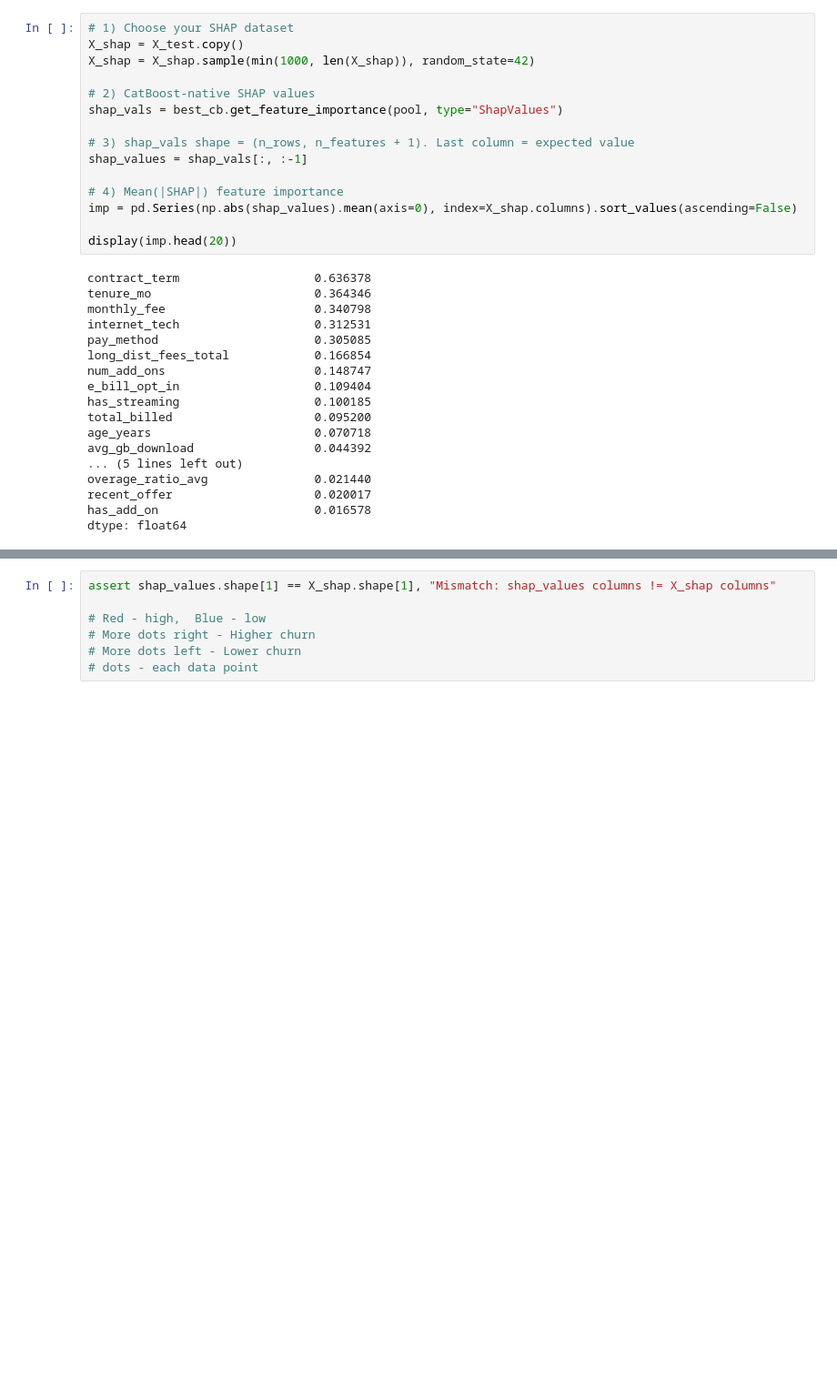
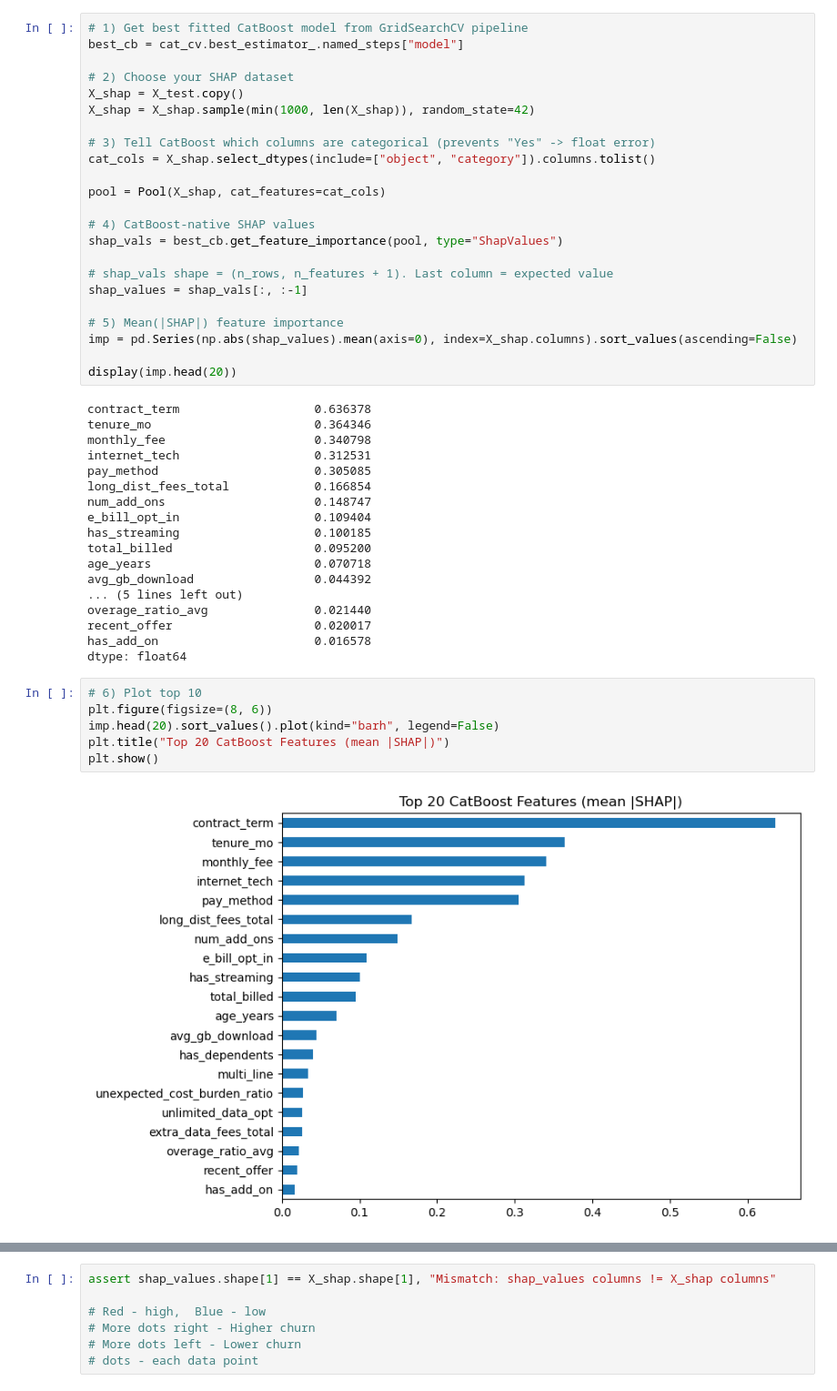
Before and after one commit to Saren-C/msba-portfolio-sarenchatham, a Jupyter notebook: Final CatBoost Model.ipynb, the cells around one changed output, grey strips where cells are left out. Shown at 91% size. Saved outputs shown, nothing was run; the diff lists cells and outputs as text; blank space fills up the shorter version.

Commit message:
Update Final CatBoost Model.ipynb
Added bar plot with mean absolute SHAP values for top 20 features.

```diff
--- a/Final CatBoost Model.ipynb
+++ b/Final CatBoost Model.ipynb
@@ -239,17 +237,25 @@ plt.show()
 # %% [output]
 [figure]
 # %%
-# 1) Choose your SHAP dataset
+# 1) Get best fitted CatBoost model from GridSearchCV pipeline
+best_cb = cat_cv.best_estimator_.named_steps["model"]
+
+# 2) Choose your SHAP dataset
 X_shap = X_test.copy()
 X_shap = X_shap.sample(min(1000, len(X_shap)), random_state=42)
 
-# 2) CatBoost-native SHAP values
+# 3) Tell CatBoost which columns are categorical (prevents "Yes" -> float error)
+cat_cols = X_shap.select_dtypes(include=["object", "category"]).columns.tolist()
+
+pool = Pool(X_shap, cat_features=cat_cols)
+
+# 4) CatBoost-native SHAP values
 shap_vals = best_cb.get_feature_importance(pool, type="ShapValues")
 
-# 3) shap_vals shape = (n_rows, n_features + 1). Last column = expected value
+# shap_vals shape = (n_rows, n_features + 1). Last column = expected value
 shap_values = shap_vals[:, :-1]
 
-# 4) Mean(|SHAP|) feature importance
+# 5) Mean(|SHAP|) feature importance
 imp = pd.Series(np.abs(shap_values).mean(axis=0), index=X_shap.columns).sort_values(ascending=False)
 
 display(imp.head(20))
@@ -271,4 +277,12 @@ overage_ratio_avg               0.021440
 recent_offer                    0.020017
 has_add_on                      0.016578
 dtype: float64
+# %%
+# 6) Plot top 10
+plt.figure(figsize=(8, 6))
+imp.head(20).sort_values().plot(kind="barh", legend=False)
+plt.title("Top 20 CatBoost Features (mean |SHAP|)")
+plt.show()
+# %% [output]
+[figure, added]
 # %%
```
Also changed, not shown: parts of 4 cells of this notebook.
